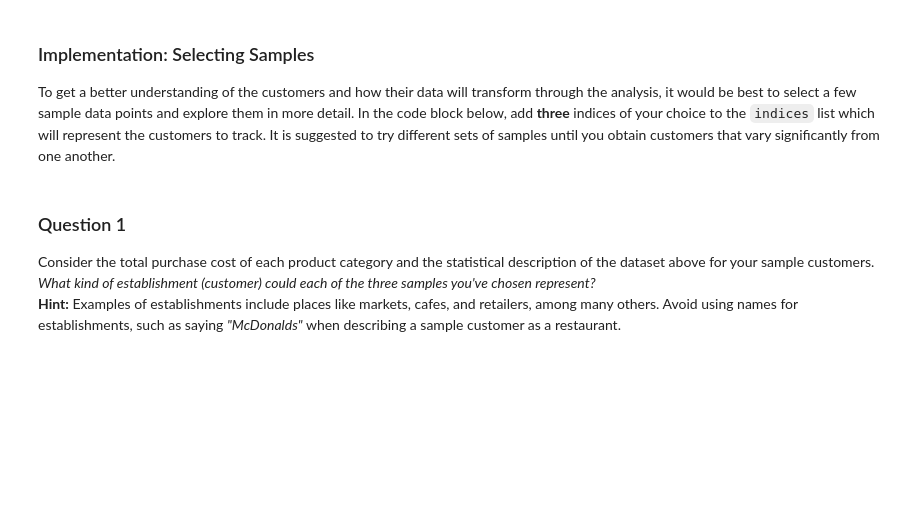
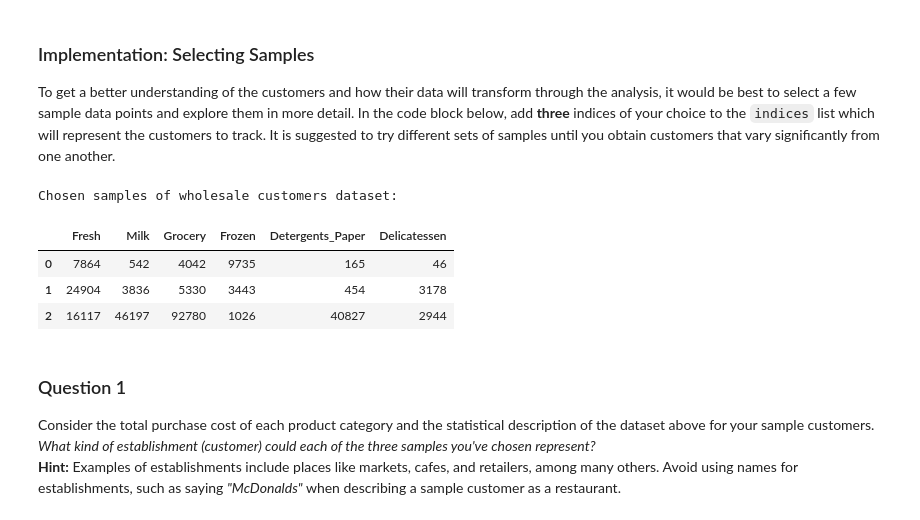
Before and after one commit to raymondngiam/machine-learning-nanodegree, a Jupyter notebook: projects/creating_customer_segments/customer_segments.ipynb, the cells around one changed output. Cells and saved outputs as stored; diff of their text form; code cells hidden in the pictures; blank space fills up the shorter version.

Commit message:
Choose 3 sample points

```diff
--- a/projects/creating_customer_segments/customer_segments.ipynb
+++ b/projects/creating_customer_segments/customer_segments.ipynb
@@ -58,12 +58,18 @@ display(data.describe())
 To get a better understanding of the customers and how their data will transform through the analysis, it would be best to select a few sample data points and explore them in more detail. In the code block below, add **three** indices of your choice to the `indices` list which will represent the customers to track. It is suggested to try different sets of samples until you obtain customers that vary significantly from one another.
 # %%
 # TODO: Select three indices of your choice you wish to sample from the dataset
-indices = []
+indices = [88,89,85]
 
 # Create a DataFrame of the chosen samples
 samples = pd.DataFrame(data.loc[indices], columns = data.keys()).reset_index(drop = True)
 print "Chosen samples of wholesale customers dataset:"
 display(samples)
+# %% [output]
+Chosen samples of wholesale customers dataset:
+|  | Fresh | Milk | Grocery | Frozen | Detergents_Paper | Delicatessen |
+| 0 | 7864 | 542 | 4042 | 9735 | 165 | 46 |
+| 1 | 24904 | 3836 | 5330 | 3443 | 454 | 3178 |
+| 2 | 16117 | 46197 | 92780 | 1026 | 40827 | 2944 |
 # %% [markdown]
 ### Question 1
 Consider the total purchase cost of each product category and the statistical description of the dataset above for your sample customers.
```
Also changed, not shown: parts of 2 cells of this notebook.
